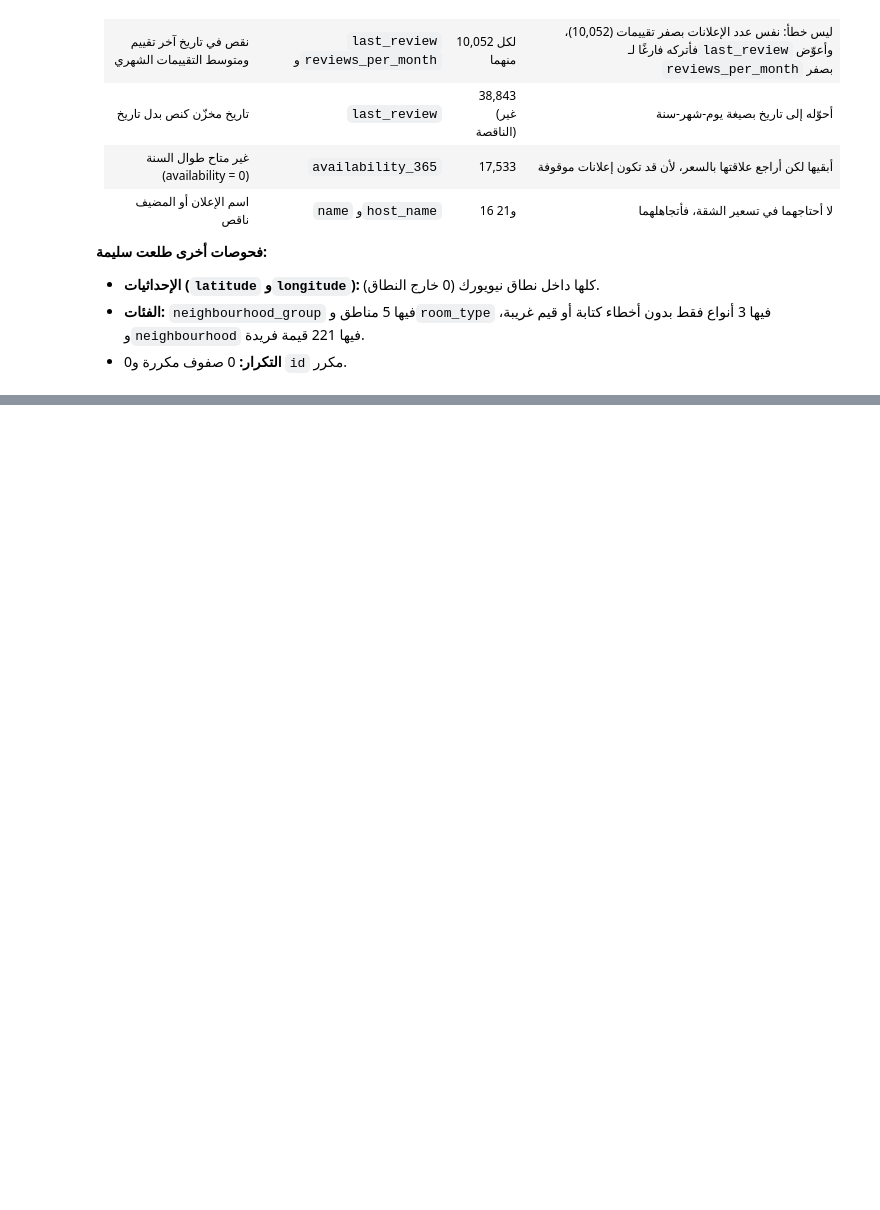
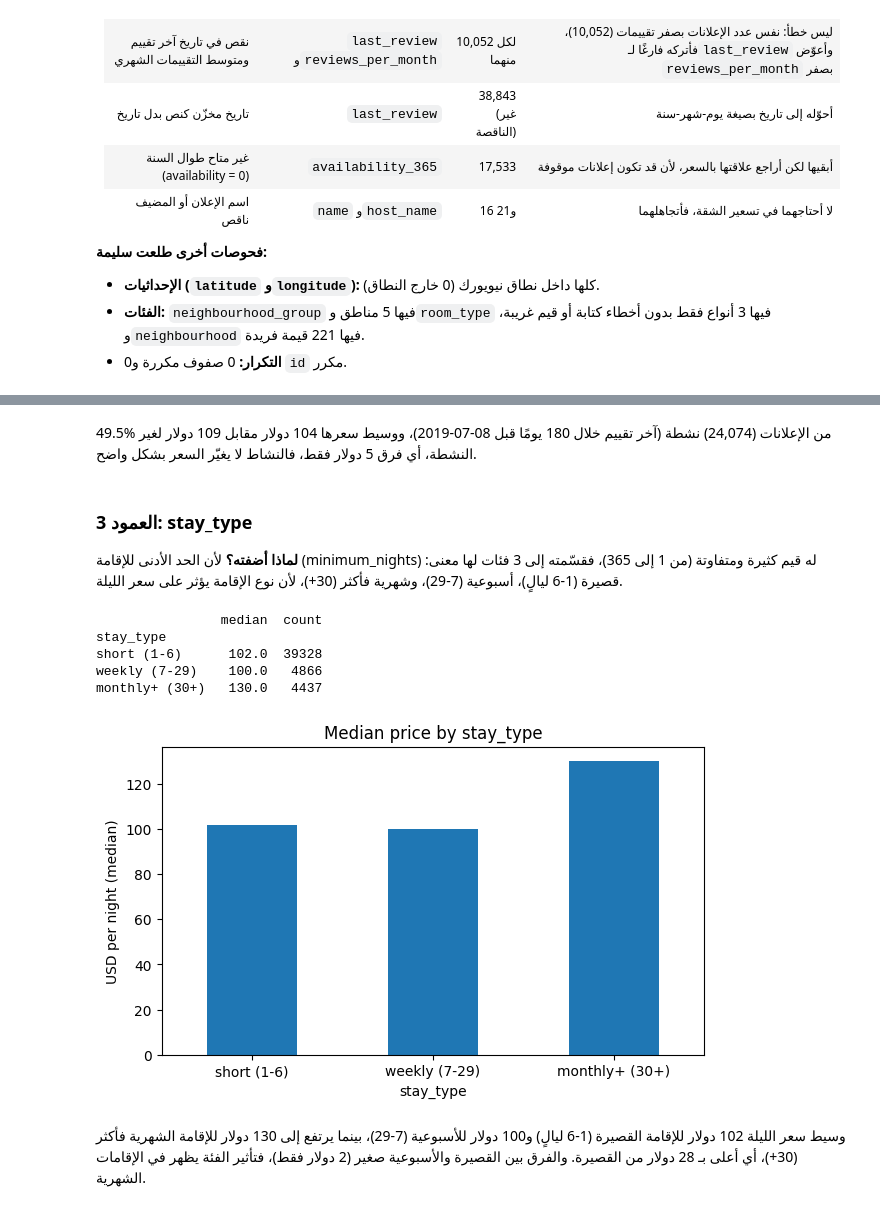
Before and after one commit to loudamn78-gif/smartstay-ai, a Jupyter notebook: notebook.ipynb, the cells around one changed output, grey strips where cells are left out. Cells and saved outputs as stored; diff of their text form; code cells hidden in the pictures; blank space fills up the shorter version.

```diff
--- a/notebook.ipynb
+++ b/notebook.ipynb
@@ -296,0 +470,27 @@ neighbourhood فريد: 221
+# %% [markdown]
+ 49.5% من الإعلانات (24,074) نشطة (آخر تقييم خلال 180 يومًا قبل 08-07-2019)، ووسيط سعرها 104 دولار مقابل 109 دولار لغير النشطة، أي فرق 5 دولار فقط، فالنشاط لا يغيّر السعر بشكل واضح.
+# %% [markdown]
+### العمود 3: stay_type
+**لماذا أضفته؟** لأن الحد الأدنى للإقامة (minimum_nights) له قيم كثيرة ومتفاوتة (من 1 إلى 365)، فقسّمته إلى 3 فئات لها معنى: قصيرة (1-6 ليالٍ)، أسبوعية (7-29)، وشهرية فأكثر (30+)، لأن نوع الإقامة يؤثر على سعر الليلة.
+# %%
+feat["stay_type"] = pd.cut(
+    feat["minimum_nights"], bins=[0, 6, 29, np.inf],
+    labels=["short (1-6)", "weekly (7-29)", "monthly+ (30+)"],
+)
+
+stats = feat.groupby("stay_type", observed=True)["price"].agg(["median", "count"])
+print(stats)
+
+stats["median"].plot(kind="bar", figsize=(7, 4), title="Median price by stay_type")
+plt.ylabel("USD per night (median)")
+plt.xticks(rotation=0)
+plt.show()
+# %% [output]
+                median  count
+stay_type
+short (1-6)      102.0  39328
+weekly (7-29)    100.0   4866
+monthly+ (30+)   130.0   4437
+[figure, added]
+# %% [markdown]
+ وسيط سعر الليلة 102 دولار للإقامة القصيرة (1-6 ليالٍ) و100 دولار للأسبوعية (7-29)، بينما يرتفع إلى 130 دولار للإقامة الشهرية فأكثر (30+)، أي أعلى بـ 28 دولار من القصيرة. والفرق بين القصيرة والأسبوعية صغير (2 دولار فقط)، فتأثير الفئة يظهر في الإقامات الشهرية.
```
Also changed, not shown: parts of 38 cells of this notebook.
